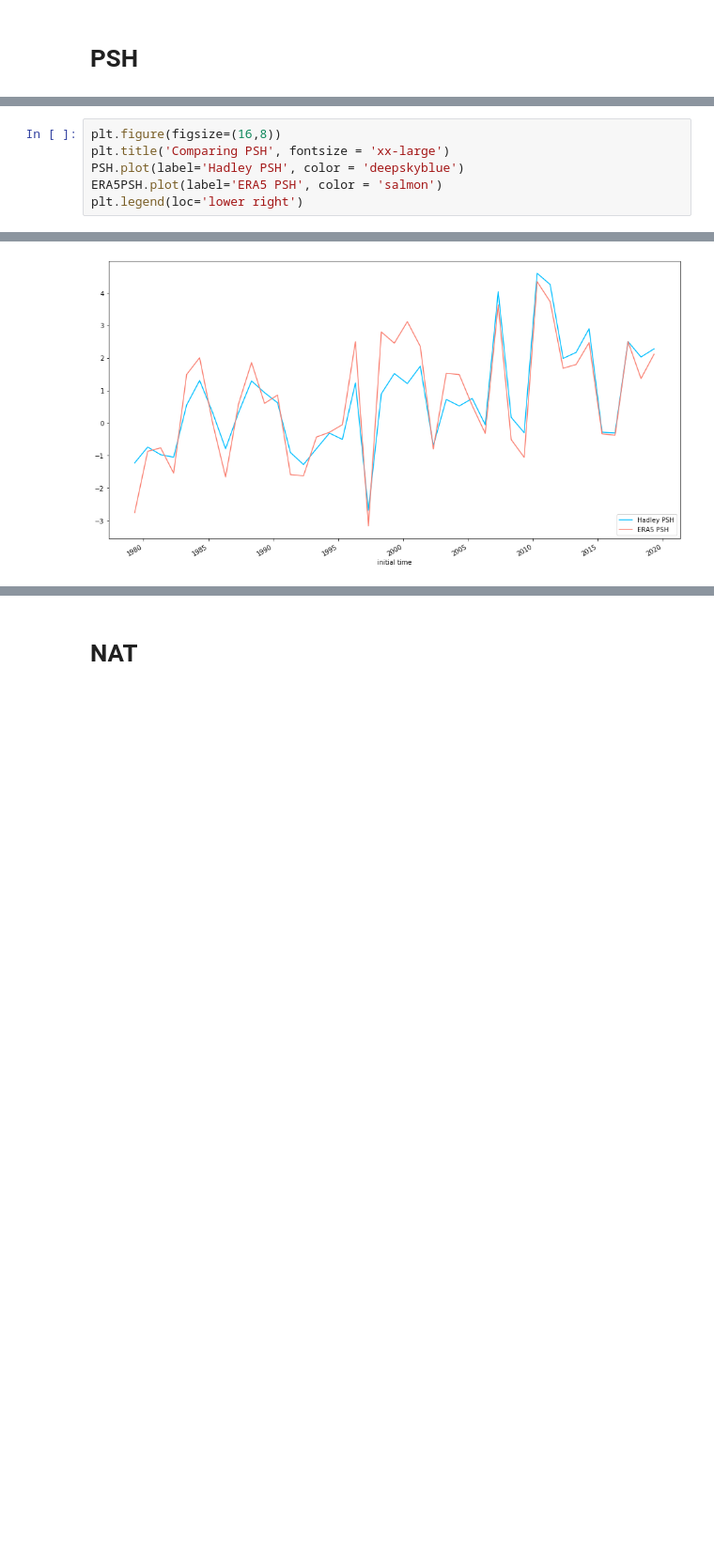
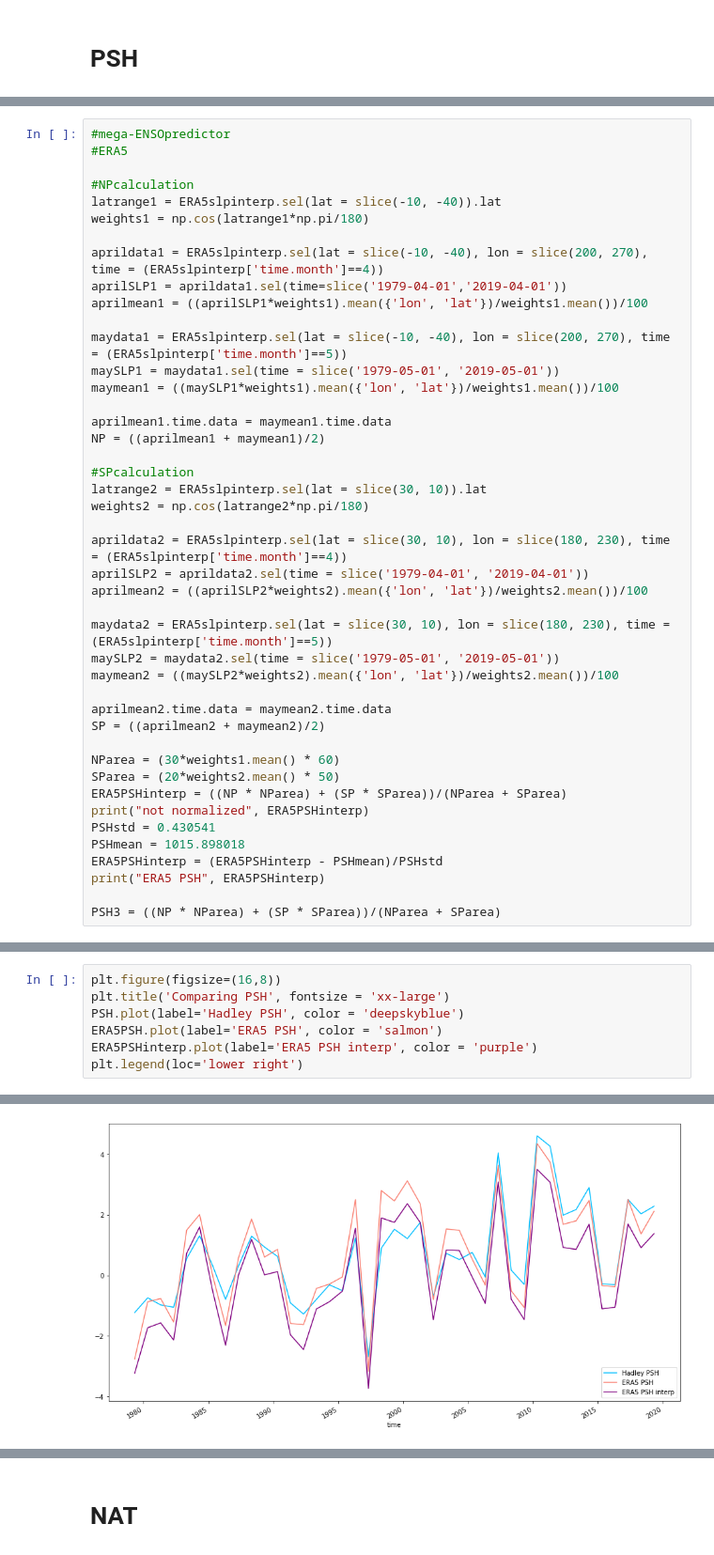
Before and after one commit to medhap02/AllIndiaRainfall, a Jupyter notebook: src/ISM_Model1_2019PredictionsComparisons.ipynb, the cells around one changed output, grey strips where cells are left out. Shown at 94% size. Drawn from its saved outputs; the diff is of its cells as text; blank space fills up the shorter version.

```diff
--- a/src/ISM_Model1_2019PredictionsComparisons.ipynb
+++ b/src/ISM_Model1_2019PredictionsComparisons.ipynb
@@ -499,3 +720,47 @@ Coordinates:
         2.111671e+00])
 Coordinates:
   * time     (time) datetime64[ns] 1979-05-01 1980-05-01 ... 2019-05-01
+# %%
+#mega-ENSOpredictor
+#ERA5
+
+#NPcalculation
+latrange1 = ERA5slpinterp.sel(lat = slice(-10, -40)).lat
+weights1 = np.cos(latrange1*np.pi/180)
+
+aprildata1 = ERA5slpinterp.sel(lat = slice(-10, -40), lon = slice(200, 270), time = (ERA5slpinterp['time.month']==4))
+aprilSLP1 = aprildata1.sel(time=slice('1979-04-01','2019-04-01'))
+aprilmean1 = ((aprilSLP1*weights1).mean({'lon', 'lat'})/weights1.mean())/100
+
+maydata1 = ERA5slpinterp.sel(lat = slice(-10, -40), lon = slice(200, 270), time = (ERA5slpinterp['time.month']==5))
+maySLP1 = maydata1.sel(time = slice('1979-05-01', '2019-05-01'))
+maymean1 = ((maySLP1*weights1).mean({'lon', 'lat'})/weights1.mean())/100
+
+aprilmean1.time.data = maymean1.time.data
+NP = ((aprilmean1 + maymean1)/2)
+
+#SPcalculation
+latrange2 = ERA5slpinterp.sel(lat = slice(30, 10)).lat
+weights2 = np.cos(latrange2*np.pi/180)
+
+aprildata2 = ERA5slpinterp.sel(lat = slice(30, 10), lon = slice(180, 230), time = (ERA5slpinterp['time.month']==4))
+aprilSLP2 = aprildata2.sel(time = slice('1979-04-01', '2019-04-01'))
+aprilmean2 = ((aprilSLP2*weights2).mean({'lon', 'lat'})/weights2.mean())/100
+
+maydata2 = ERA5slpinterp.sel(lat = slice(30, 10), lon = slice(180, 230), time = (ERA5slpinterp['time.month']==5))
+maySLP2 = maydata2.sel(time = slice('1979-05-01', '2019-05-01'))
+maymean2 = ((maySLP2*weights2).mean({'lon', 'lat'})/weights2.mean())/100
+
+aprilmean2.time.data = maymean2.time.data
+SP = ((aprilmean2 + maymean2)/2)
+
+NParea = (30*weights1.mean() * 60)
+SParea = (20*weights2.mean() * 50)
+ERA5PSHinterp = ((NP * NParea) + (SP * SParea))/(NParea + SParea)
+print("not normalized", ERA5PSHinterp)
+PSHstd = 0.430541
+PSHmean = 1015.898018
+ERA5PSHinterp = (ERA5PSHinterp - PSHmean)/PSHstd
+print("ERA5 PSH", ERA5PSHinterp)
+
+PSH3 = ((NP * NParea) + (SP * SParea))/(NParea + SParea)
@@ -502,9 +785,10 @@ Coordinates:
 # %%
 plt.figure(figsize=(16,8))
 plt.title('Comparing PSH', fontsize = 'xx-large')
 PSH.plot(label='Hadley PSH', color = 'deepskyblue')
 ERA5PSH.plot(label='ERA5 PSH', color = 'salmon')
+ERA5PSHinterp.plot(label='ERA5 PSH interp', color = 'purple')
 plt.legend(loc='lower right')
 # %% [output]
 <matplotlib.legend.Legend at 0x...>
-[figure, old version]
+[figure, new version]
```
Also changed, not shown: parts of 20 cells of this notebook.
